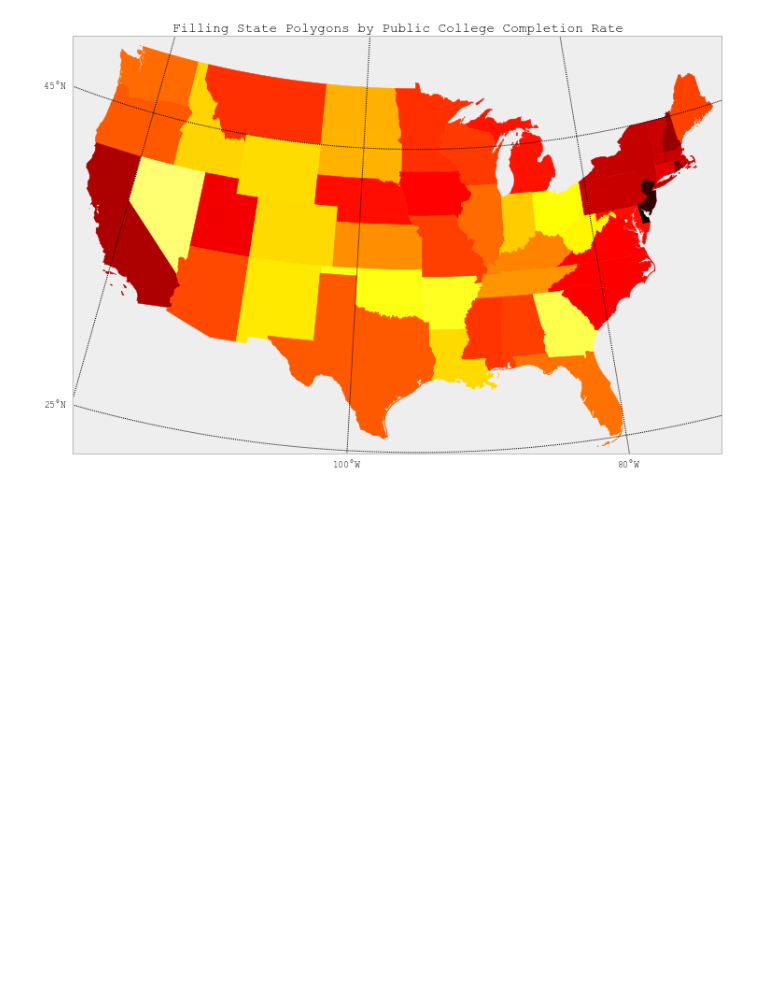
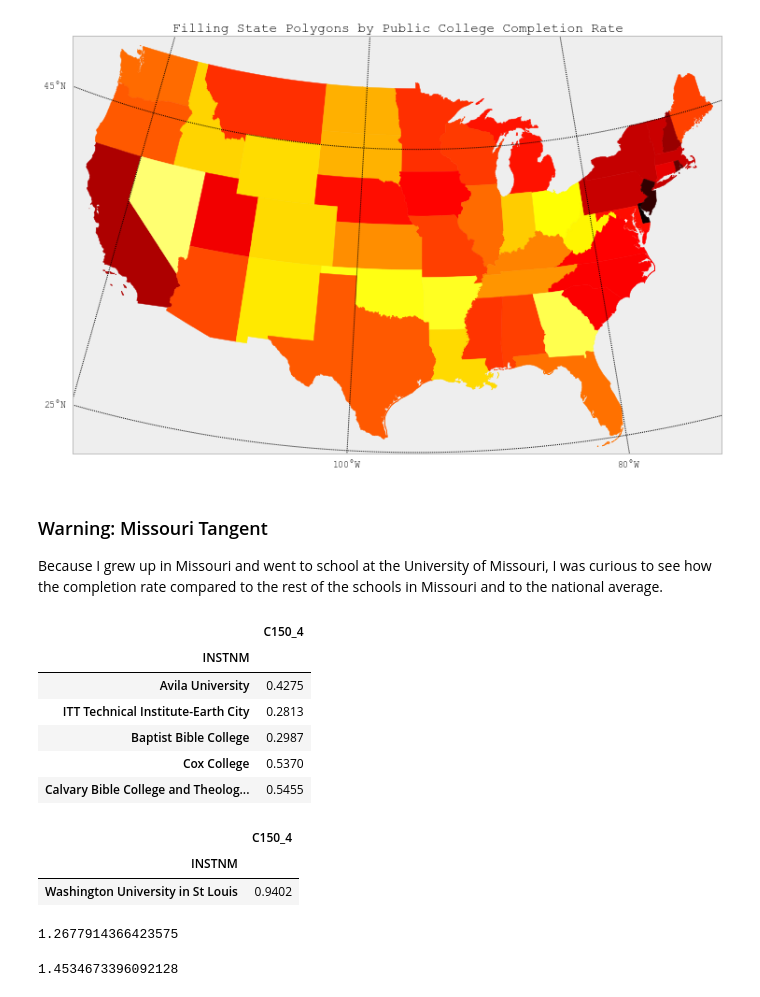
Before and after one commit to sajafleming/CollegeScorecardAnalysis, a Jupyter notebook: CollegeScorecardAnalysis.ipynb, the cells around one changed output. Drawn from its saved outputs; the diff is of its cells as text; code cells hidden in the pictures; blank space fills up the shorter version.

Commit message:
Missouri Completion Rate Analysis
Added analysis of Missouri

```diff
--- a/CollegeScorecardAnalysis.ipynb
+++ b/CollegeScorecardAnalysis.ipynb
@@ -119,3 +123,24 @@ plt.title('Filling State Polygons by Public College Completion Rate')
 plt.show()
 # %% [output]
 [figure]
+# %% [markdown]
+### Warning: Missouri Tangent
+
+Because I grew up in Missouri and went to school at the University of Missouri, I was curious to see how the completion rate compared to the rest of the schools in Missouri and to the national average.
+# %%
+completion_rates_Missouri_df = college_df[college_df.STABBR == "MO"][['C150_4']].dropna()
+completion_rates_Missouri_df.head()
+# %% [output]
+|  | C150_4 |
+| INSTNM |  |
+| Avila University | 0.4275 |
+| ITT Technical Institute-Earth City | 0.2813 |
+| Baptist Bible College | 0.2987 |
+| Cox College | 0.5370 |
+| Calvary Bible College and Theolog... | 0.5455 |
+# %%
+completion_rates_Missouri_df.loc[completion_rates_Missouri_df.idxmax()]
+# %% [output]
+|  | C150_4 |
+| INSTNM |  |
+| Washington University in St Louis | 0.9402 |
@@ -121,0 +155,8 @@ plt.show()
+# %%
+(mizzou_completion_rate - MO_mean)/MO_std
+# %% [output]
+1.2677914366423575
+# %%
+(mizzou_completion_rate - all_public_mean)/all_public_std
+# %% [output]
+1.4534673396092128
```
Also changed, not shown: parts of 5 cells of this notebook.
